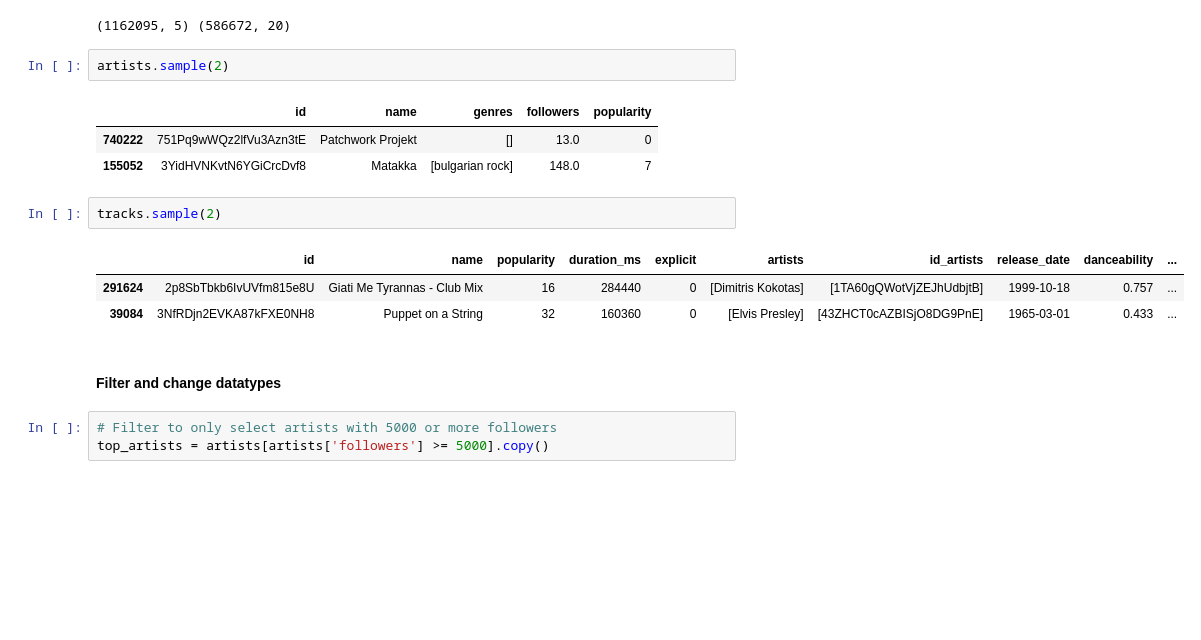
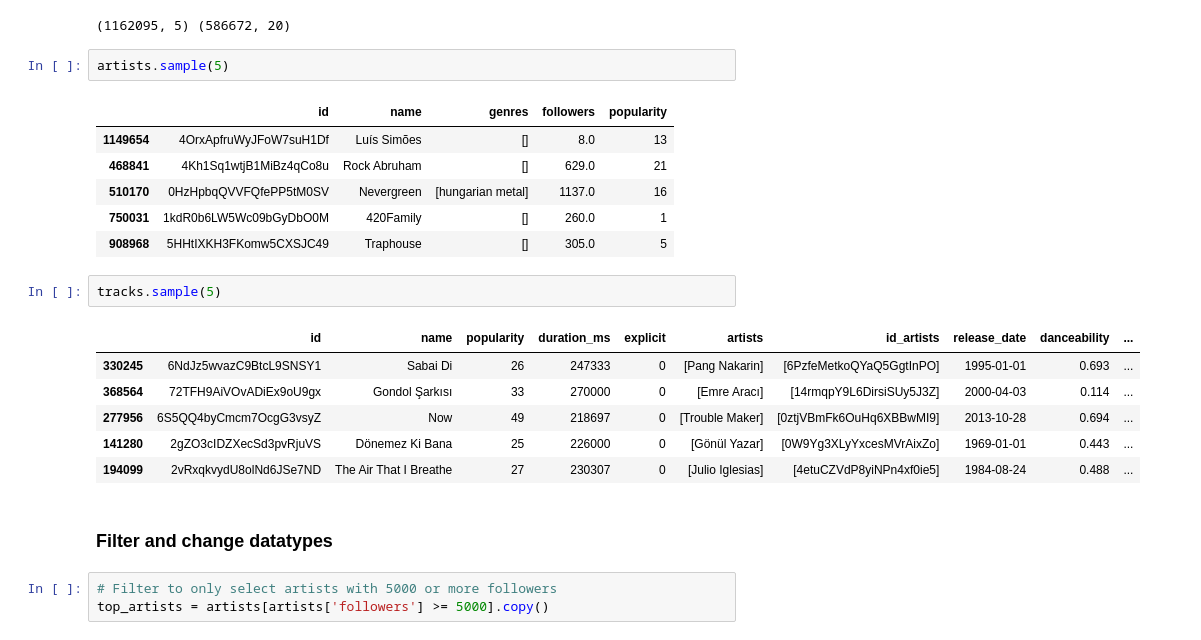
Before and after one commit to KevinKronk/sql-walkthrough-spotify, a Jupyter notebook: sql-walkthrough-spotify.ipynb, the cells around one changed output. Drawn from its saved outputs; the diff is of its cells as text; blank space fills up the shorter version.

```diff
--- a/sql-walkthrough-spotify.ipynb
+++ b/sql-walkthrough-spotify.ipynb
@@ -29,19 +29,25 @@ print(artists.shape, tracks.shape)
 # %% [output]
 (1162095, 5) (586672, 20)
 # %%
-artists.sample(2)
+artists.sample(5)
 # %% [output]
 |  | id | name | genres | followers | popularity |
-| 740222 | 751Pq9wWQz2lfVu3Azn3tE | Patchwork Projekt | [] | 13.0 | 0 |
-| 155052 | 3YidHVNKvtN6YGiCrcDvf8 | Matakka | [bulgarian rock] | 148.0 | 7 |
+| 1149654 | 4OrxApfruWyJFoW7suH1Df | Luís Simões | [] | 8.0 | 13 |
+| 468841 | 4Kh1Sq1wtjB1MiBz4qCo8u | Rock Abruham | [] | 629.0 | 21 |
+| 510170 | 0HzHpbqQVVFQfePP5tM0SV | Nevergreen | [hungarian metal] | 1137.0 | 16 |
+| 750031 | 1kdR0b6LW5Wc09bGyDbO0M | 420Family | [] | 260.0 | 1 |
+| 908968 | 5HHtIXKH3FKomw5CXSJC49 | Traphouse | [] | 305.0 | 5 |
 # %%
-tracks.sample(2)
+tracks.sample(5)
 # %% [output]
 |  | id | name | popularity | duration_ms | explicit | artists | id_artists | release_date | danceability | ... |
-| 291624 | 2p8SbTbkb6IvUVfm815e8U | Giati Me Tyrannas - Club Mix | 16 | 284440 | 0 | [Dimitris Kokotas] | [1TA60gQWotVjZEJhUdbjtB] | 1999-10-18 | 0.757 | ... |
-| 39084 | 3NfRDjn2EVKA87kFXE0NH8 | Puppet on a String | 32 | 160360 | 0 | [Elvis Presley] | [43ZHCT0cAZBISjO8DG9PnE] | 1965-03-01 | 0.433 | ... |
+| 330245 | 6NdJz5wvazC9BtcL9SNSY1 | Sabai Di | 26 | 247333 | 0 | [Pang Nakarin] | [6PzfeMetkoQYaQ5GgtInPO] | 1995-01-01 | 0.693 | ... |
+| 368564 | 72TFH9AiVOvADiEx9oU9gx | Gondol Şarkısı | 33 | 270000 | 0 | [Emre Aracı] | [14rmqpY9L6DirsiSUy5J3Z] | 2000-04-03 | 0.114 | ... |
+| 277956 | 6S5QQ4byCmcm7OcgG3vsyZ | Now | 49 | 218697 | 0 | [Trouble Maker] | [0ztjVBmFk6OuHq6XBBwMI9] | 2013-10-28 | 0.694 | ... |
+| 141280 | 2gZO3cIDZXecSd3pvRjuVS | Dönemez Ki Bana | 25 | 226000 | 0 | [Gönül Yazar] | [0W9Yg3XLyYxcesMVrAixZo] | 1969-01-01 | 0.443 | ... |
+| 194099 | 2vRxqkvydU8olNd6JSe7ND | The Air That I Breathe | 27 | 230307 | 0 | [Julio Iglesias] | [4etuCZVdP8yiNPn4xf0ie5] | 1984-08-24 | 0.488 | ... |
 # %% [markdown]
-#### Filter and change datatypes
+### Filter and change datatypes
 # %%
 # Filter to only select artists with 5000 or more followers
 top_artists = artists[artists['followers'] >= 5000].copy()
```
Also changed, not shown: parts of 20 cells of this notebook.
